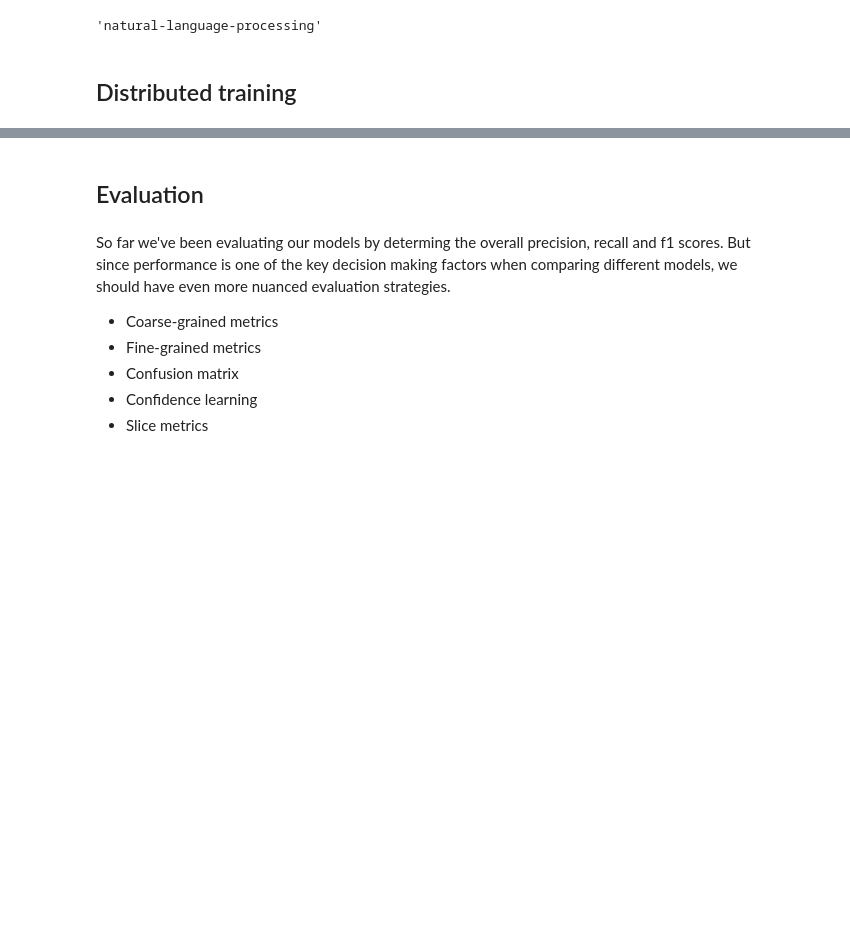
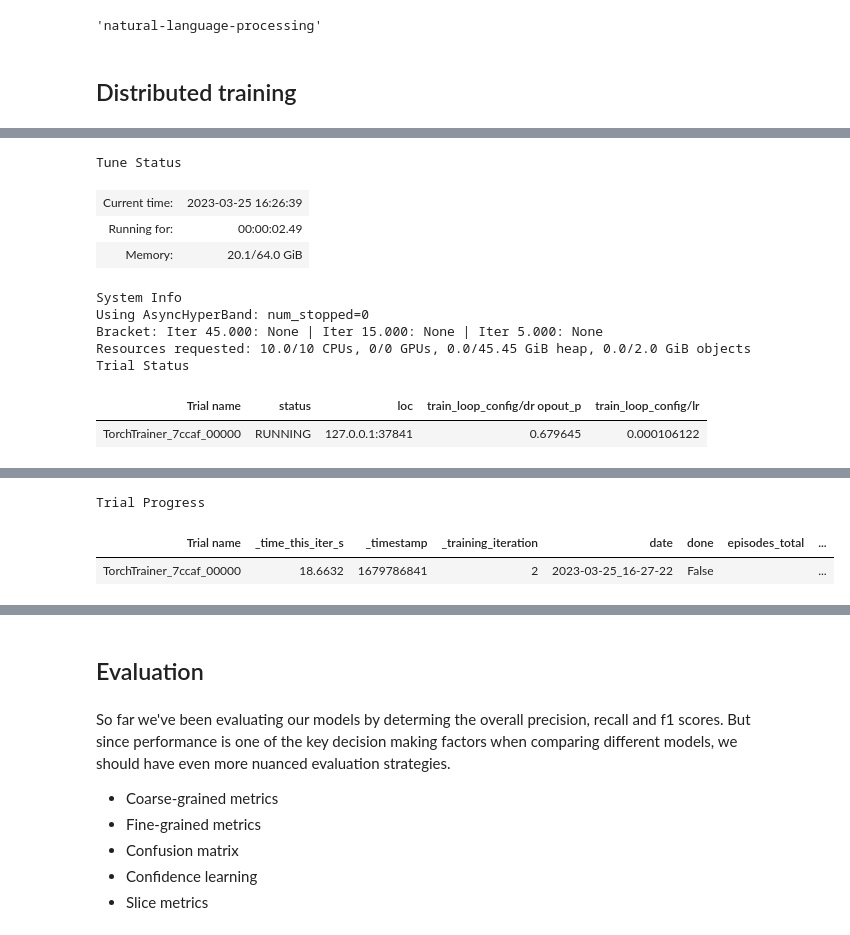
Before and after one commit to anyscale/Made-With-ML, a Jupyter notebook: finetune_LLM_Ray.ipynb, the cells around one changed output, grey strips where cells are left out. Saved outputs shown, nothing was run; the diff lists cells and outputs as text; code cells hidden in the pictures; blank space fills up the shorter version.

```diff
--- a/finetune_LLM_Ray.ipynb
+++ b/finetune_LLM_Ray.ipynb
@@ -1487,0 +1625,11 @@ result.metrics_dataframe
+# %%
+# Stopping criteria
+scheduler = AsyncHyperBandScheduler(
+    time_attr="training_iteration",
+    metric="val_loss",
+    mode="min",
+    max_t=100,
+    grace_period=5,  # minimum <time_attr> to run
+    reduction_factor=3,
+    brackets=1,
+)
@@ -1487,0 +1660,14 @@ result.metrics_dataframe
+# %%
+result_grid = tuner.fit()
+# %% [output]
+Tune Status
+| Current time: | 2023-03-25 16:26:39 |
+| Running for: | 00:00:02.49 |
+| Memory: | 20.1/64.0 GiB |
+System Info
+Using AsyncHyperBand: num_stopped=0
+Bracket: Iter 45.000: None | Iter 15.000: None | Iter 5.000: None
+Resources requested: 10.0/10 CPUs, 0/0 GPUs, 0.0/45.45 GiB heap, 0.0/2.0 GiB objects
+Trial Status
+| Trial name | status | loc | train_loop_config/dr opout_p | train_loop_config/lr |
+| TorchTrainer_7ccaf_00000 | RUNNING | 127.0.0.1:37841 | 0.679645 | 0.000106122 |
@@ -1487,0 +1677,3 @@ result.metrics_dataframe
+Trial Progress
+| Trial name | _time_this_iter_s | _timestamp | _training_iteration | date | done | episodes_total | ... |
+| TorchTrainer_7ccaf_00000 | 18.6632 | 1679786841 | 2 | 2023-03-25_16-27-22 | False |  | ... |
```
Also changed, not shown: parts of 119 cells of this notebook, 2 other files.
